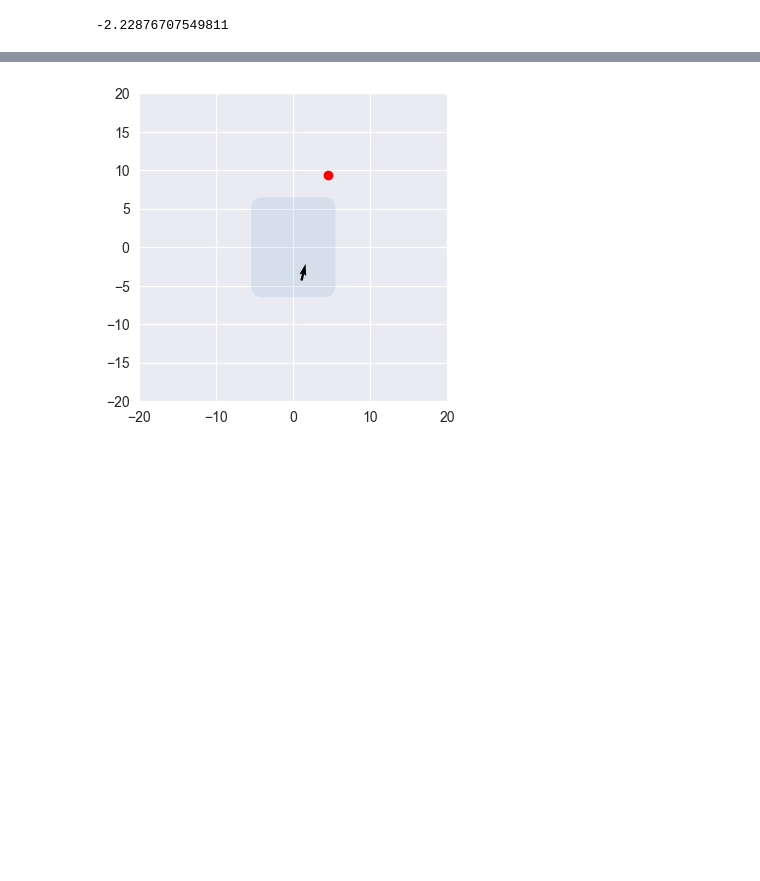
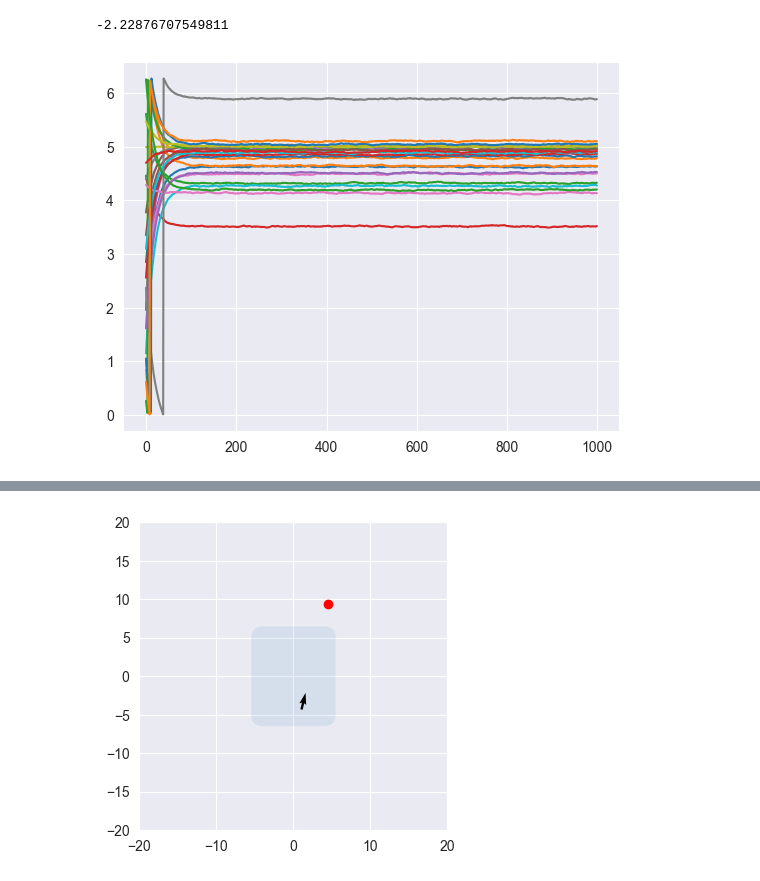
Before and after one commit to jerrymhuang/TogetherFlow, a Jupyter notebook: togetherflow/simulation_test.ipynb, the cells around one changed output, grey strips where cells are left out. Cells and saved outputs as stored; diff of their text form; code cells hidden in the pictures; blank space fills up the shorter version.

```diff
--- a/togetherflow/simulation_test.ipynb
+++ b/togetherflow/simulation_test.ipynb
@@ -102,5 +102,11 @@ ext_rotation = rotation_influence(agent_pos[0], agent_rot[0], beacon_pos[0])
 ext_rotation
 # %% [output]
 -2.22876707549811
+# %%
+for i in range(len(agent_pos)):
+    ext_rotation_sim = look_at_beacon(agent_pos[i], agent_rot[i], beacon_pos[-1], noise=0.2)
+    plt.plot((ext_rotation_sim - np.pi) % (2 * np.pi))
+# %% [output]
+[figure, added]
 # %%
 for i in range(len(agent_pos)):
```
Also changed, not shown: parts of 10 cells of this notebook, 2 other files.
